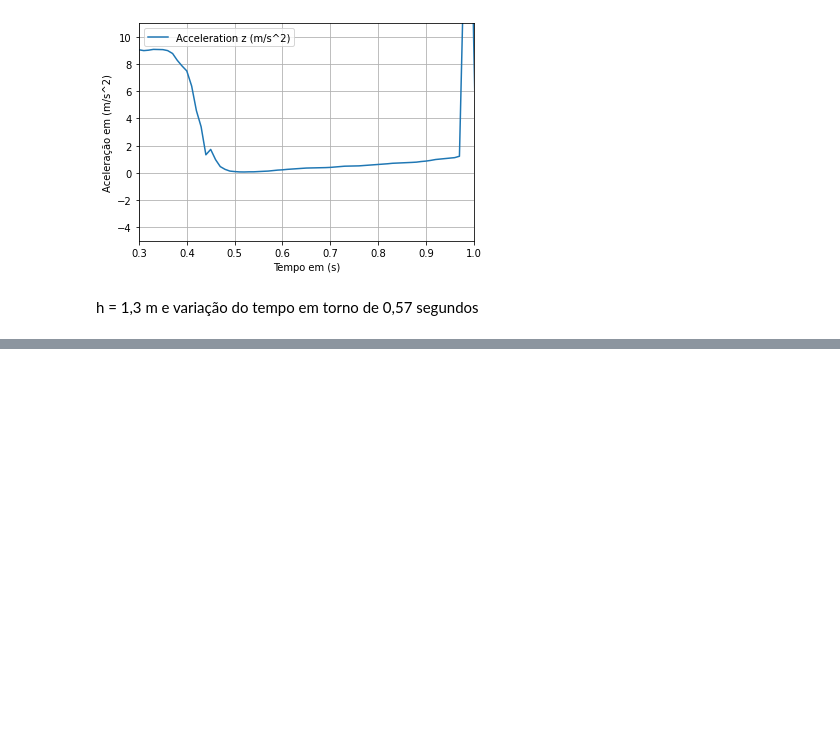
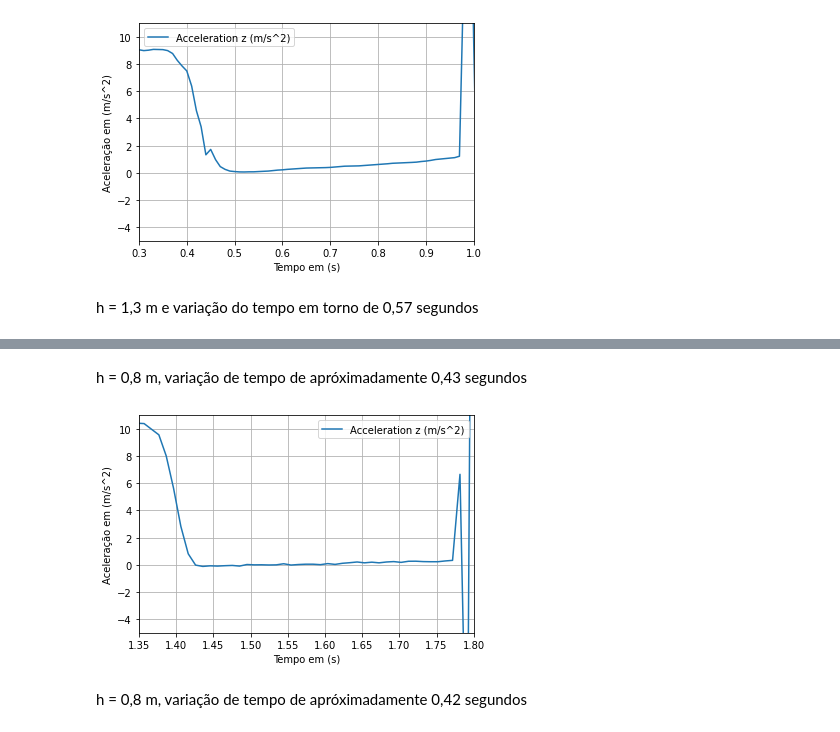
Before and after one commit to andrefcmoraes/phys.i, a Jupyter notebook: FreeFall.ipynb, the cells around one changed output, grey strips where cells are left out. Drawn from its saved outputs; the diff is of its cells as text; code cells hidden in the pictures; blank space fills up the shorter version.

```diff
--- a/FreeFall.ipynb
+++ b/FreeFall.ipynb
@@ -160,0 +176,19 @@ h = 1,3 m e variação do tempo em torno de 0,57 segundos
+# %% [markdown]
+h = 0,8 m, variação de tempo de apróximadamente 0,43 segundos
+# %%
+import pandas as pd
+from matplotlib import pyplot as plt
+%matplotlib inline
+df = pd.read_csv("https://raw.githubusercontent.com/andrefcmoraes/phys.i/main/Raw%20Data10.csv")
+df.head()
+df.plot(x ='Time (s)', y='Acceleration z (m/s^2)')
+plt.ylim((-5,11))
+plt.xlim((1.35,1.8))
+plt.ylabel('Aceleração em (m/s^2)')
+plt.xlabel('Tempo em (s)')
+plt.grid()
+plt.show()
+# %% [output]
+[figure, added]
+# %% [markdown]
+h = 0,8 m, variação de tempo de apróximadamente 0,42 segundos
```
Also changed, not shown: parts of 1 cell of this notebook.
